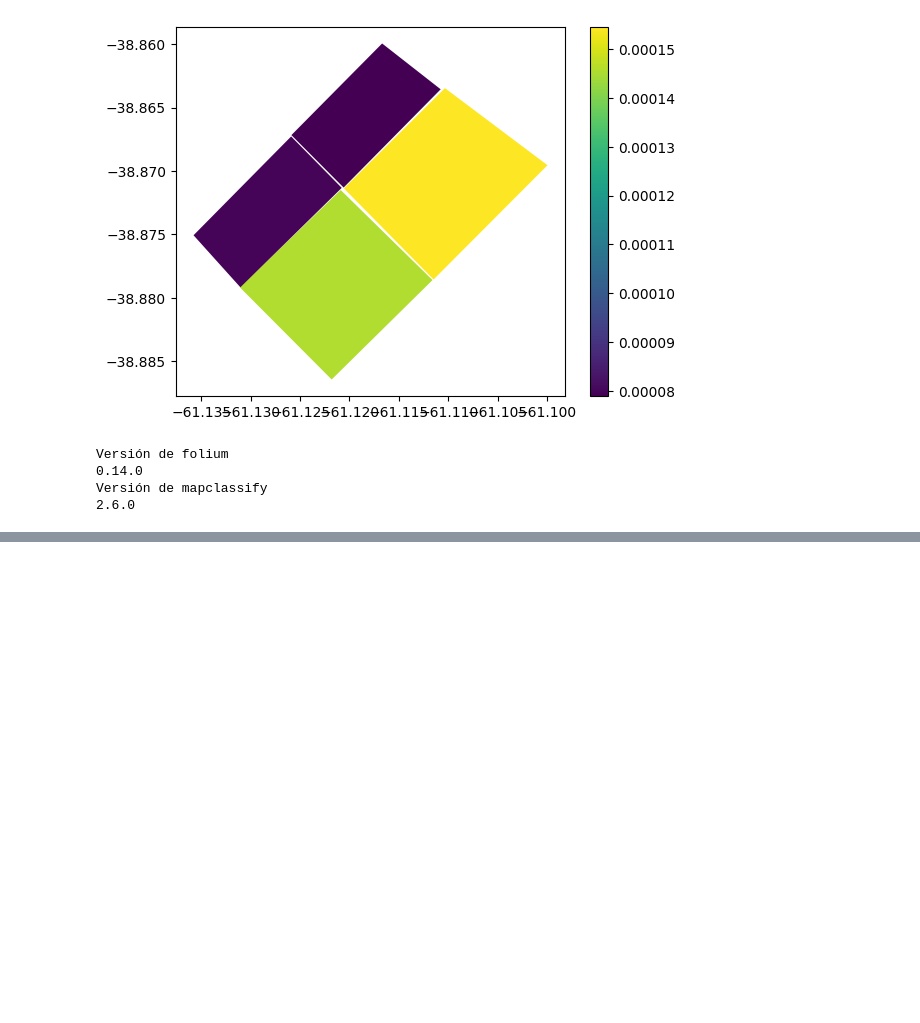
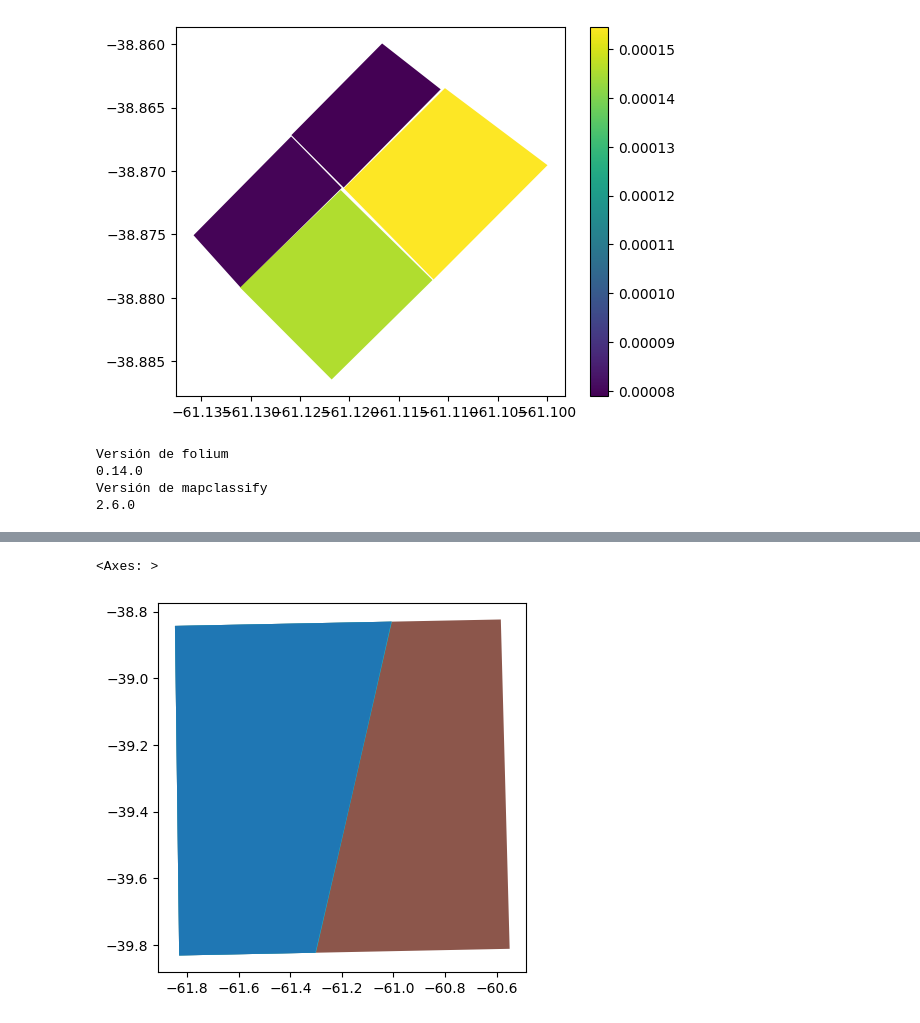
Before and after one commit to gvdiaz/NDVI_S2_gauge, a Jupyter notebook: Scripts/Test_gdal.ipynb, the cells around one changed output, grey strips where cells are left out. Cells and saved outputs as stored; diff of their text form; code cells hidden in the pictures; blank space fills up the shorter version.

Commit message:
Cargo df de búsquedas S2 y lo proceso para levantar footprints y verificar la intersección entre ambos.

```diff
--- a/Scripts/Test_gdal.ipynb
+++ b/Scripts/Test_gdal.ipynb
@@ -121,3 +122,8 @@ Versión de mapclassify
 example_shp.explore("area", legend=False)
 # %% [output]
 [interactive output not drawn]
+# %%
+sys.path.append(r'/home/negrete/repos/NDVI_S2_gauge/utils')
+import mod_searcher as ms
+path_search = '/home/negrete/repos/NDVI_S2_gauge/Scripts/aux_files/search_s2.pkl'
+df_search = ms.read_list(path_search)
@@ -123,0 +137,21 @@ example_shp.explore("area", legend=False)
+# %%
+from shapely.geometry import shape
+
+# gdf_0 = gpd.GeoDataFrame(df_search[0], geometry="Footprint")
+# display(gdf_0)
+
+# display(list(df_search[1]['GeoFootprint'])[0])
+geo_list_1 = list(df_search[1]['GeoFootprint'])
+geo_list_2 = list(df_search[1]['Footprint'])
+geo_list = []
+for geojson_item,wkt_item in zip(geo_list_1,geo_list_2):
+    # display(geojson_item,wkt_item)
+    geom_f_gjson = shape(geojson_item)
+    geom_f_wkt = wkt_item.split(';')[1]
+    geo_list.append(geom_f_gjson)
+
+    # display(geom_f_gjson.wkt, geom_f_wkt)
+    # print(wkt_item.split(';')[0])
+# crs =
+crs = 'EPSG:' + wkt_item.split(';')[0].split('=')[1]
+display(geo_list,crs)
@@ -123,0 +163,11 @@ example_shp.explore("area", legend=False)
+# %%
+# Genero copia de búsqueda para agregarle wkt de modo lista
+gdb_wkt = df_search[0].copy()
+# %%
+# display(gdb_wkt)
+gdb_wkt['wkt'] = geo_list
+print('EPSG:'+wkt_item.split(';')[0].split('=')[1])
+display(list(gdb_wkt['wkt']))
+# gdf_0 = gpd.GeoDataFrame(gdb_wkt, geometry='wkt',crs='EPSG:'+wkt_item.split(';')[0].split('=')[1])
+gdf_0 = gpd.GeoDataFrame(gdb_wkt, geometry='wkt',crs=crs)
+display(gdb_wkt)
@@ -123,0 +183,5 @@ example_shp.explore("area", legend=False)
+# %%
+gdf_0.plot("Name", legend=False)
+# %% [output]
+<Axes: >
+[figure, added]
```
Also changed, not shown: parts of 13 cells of this notebook.
